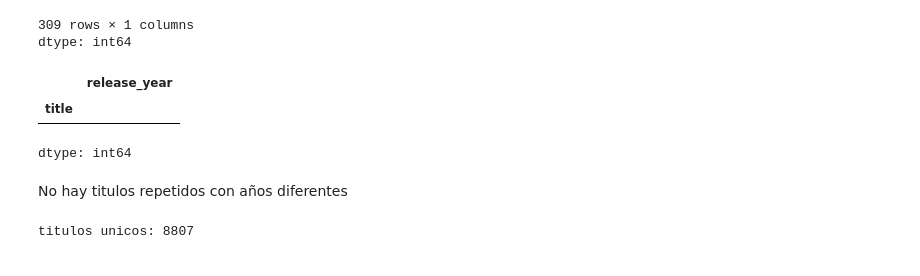
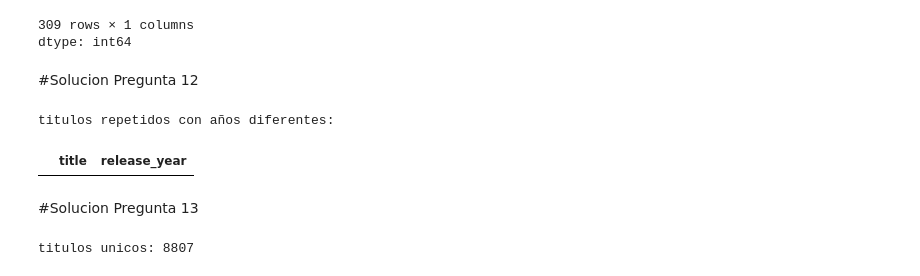
Before and after one commit to baitiarecorvalan/MAT281-Entregables, a Jupyter notebook: docs/codes/labs/lab_03.ipynb, the cells around one changed output. Saved outputs shown, nothing was run; the diff lists cells and outputs as text; code cells hidden in the pictures.

```diff
--- a/docs/codes/labs/lab_03.ipynb
+++ b/docs/codes/labs/lab_03.ipynb
@@ -263,17 +288,19 @@ display(combinaciones_frec)
 | Action & Adventure | G | 1 |
 309 rows × 1 columns
 dtype: int64
-# %%
-#Pregunta 12:peliculas con el mismo nombre y distinto año
-titulos_dup=df.groupby("title")["release_year"].nunique()
-#buscar los titulos repetidos y ver cuantos años de lanzamiento tiene
-titulos_año=titulos_dup[titulos_dup > 1]
-#agrupa aquellos titulos que tienen mas de un año de lanzamiento
-display(titulos_año)
-# %% [output]
-|  | release_year |
-| title |  |
-dtype: int64
-# %% [markdown]
-No hay titulos repetidos con años diferentes
+# %% [markdown]
+#Solucion Pregunta 12
+# %%
+#Pregunta 12:peliculas con el mismo nombre y distinto año
+titulos_dup_dis=df.drop_duplicates(subset=["title","release_year"])
+#elimina aquellos que tengan el mismo titulo y el mismo año
+titulos_dup_dis=titulos_dup_dis[titulos_dup_dis.duplicated(subset="title", keep=False)]
+# en la misma tabla, quedarse solo con los titulos duplicados
+print("titulos repetidos con años diferentes:")
+display(titulos_dup_dis[["title","release_year"]].sort_values("title"))
+# %% [output]
+titulos repetidos con años diferentes:
+|  | title | release_year |
+# %% [markdown]
+#Solucion Pregunta 13
 # %%
```
Also changed, not shown: parts of 15 cells of this notebook.
